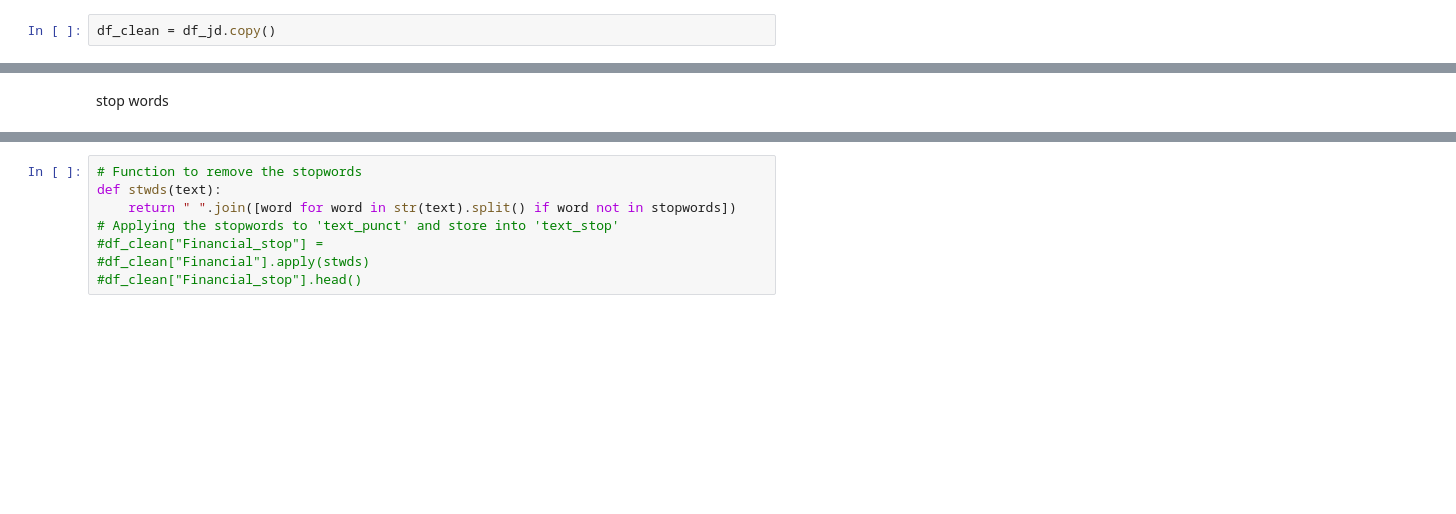
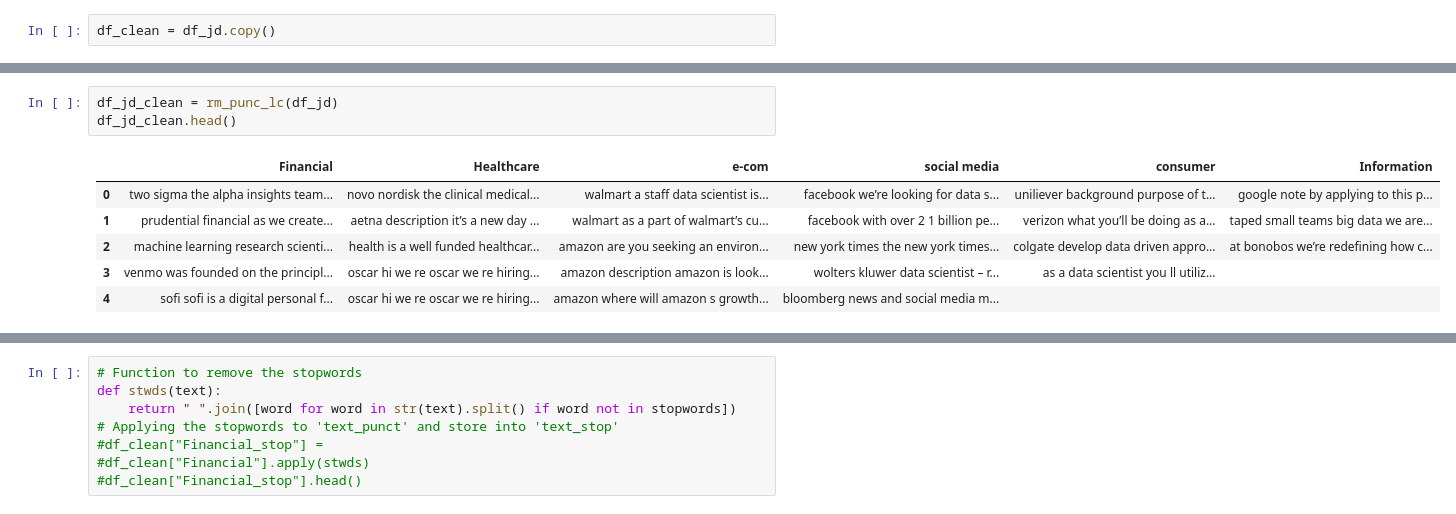
Before and after one commit to cyuancheng/Machine_Learning_Practice, a Jupyter notebook: JobDescriptionScreen.ipynb, the cells around one changed output, grey strips where cells are left out. Drawn from its saved outputs; the diff is of its cells as text; blank space fills up the shorter version.

```diff
--- a/JobDescriptionScreen.ipynb
+++ b/JobDescriptionScreen.ipynb
@@ -115,2 +103,10 @@ df_clean.head()
-# %% [markdown]
-stop words
+# %%
+df_jd_clean = rm_punc_lc(df_jd)
+df_jd_clean.head()
+# %% [output]
+|  | Financial | Healthcare | e-com | social media | consumer | Information |
+| 0 | two sigma the alpha insights team... | novo nordisk the clinical medical... | walmart a staff data scientist is... | facebook we’re looking for data s... | uniliever background purpose of t... | google note by applying to this p... |
+| 1 | prudential financial as we create... | aetna description it’s a new day ... | walmart as a part of walmart’s cu... | facebook with over 2 1 billion pe... | verizon what you’ll be doing as a... | taped small teams big data we are... |
+| 2 | machine learning research scienti... | health is a well funded healthcar... | amazon are you seeking an environ... | new york times the new york times... | colgate develop data driven appro... | at bonobos we’re redefining how c... |
+| 3 | venmo was founded on the principl... | oscar hi we re oscar we re hiring... | amazon description amazon is look... | wolters kluwer data scientist – r... | as a data scientist you ll utiliz... |  |
+| 4 | sofi sofi is a digital personal f... | oscar hi we re oscar we re hiring... | amazon where will amazon s growth... | bloomberg news and social media m... |  |  |
```
Also changed, not shown: parts of 12 cells of this notebook.
